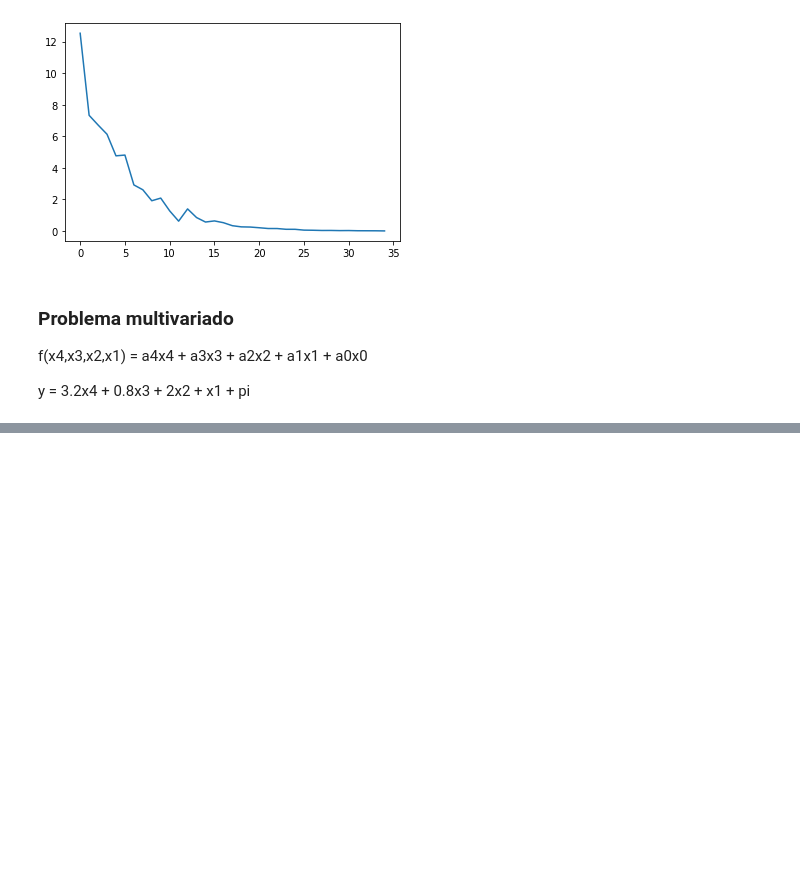
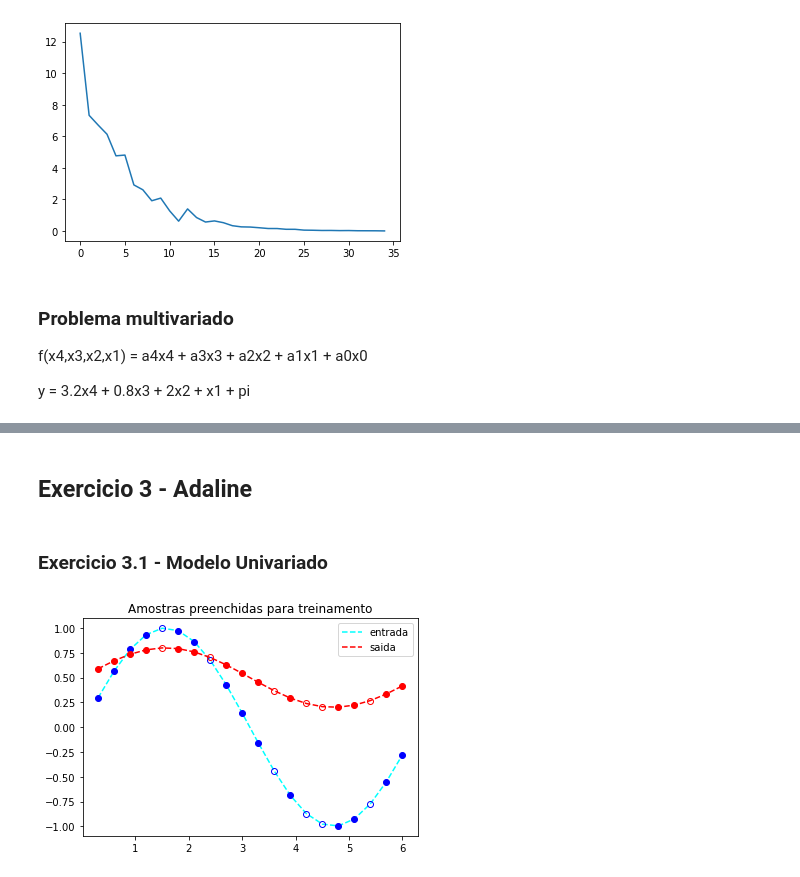
Before and after one commit to jueta/Artificial-Neural-Networks, a Jupyter notebook: 课三/exercicio3.ipynb, the cells around one changed output, grey strips where cells are left out. Drawn from its saved outputs; the diff is of its cells as text; code cells hidden in the pictures; blank space fills up the shorter version.

Commit message:
exercicio 3 ....

```diff
--- a/课三/exercicio3.ipynb
+++ b/课三/exercicio3.ipynb
@@ -137,0 +180,48 @@ w:  [[1.01577848]
+# %% [markdown]
+## Exercicio 3 - Adaline
+# %% [markdown]
+### Exercicio 3.1 - Modelo Univariado
+# %%
+# Importando dados
+Ex1_t = pd.read_table("dados/Ex1_t") # tempos de amostragem dos sinais
+Ex1_x = pd.read_table("dados/Ex1_x") # Sinal de Entrada
+Ex1_y = pd.read_table("dados/Ex1_y") # Sinal de saida
+
+Ex1_t =Ex1_t.to_numpy()
+Ex1_x =Ex1_x.to_numpy()
+Ex1_y =Ex1_y.to_numpy()
+
+testData = []
+test_x = []
+test_y = []
+test_t = []
+trainData = []
+train_x = []
+train_y = []
+train_t = []
+
+for i in range(len(t)):
+    if(i == 4 or i ==  7 or i ==  11 or i ==  13 or i ==  14 or i ==  17):
+        testData.append([Ex1_t[i], Ex1_x[i]])
+        test_t.append(Ex1_t[i])
+        test_x.append(Ex1_x[i])
+        test_y.append(Ex1_y[i])
+    else:
+        trainData.append([Ex1_t[i], Ex1_x[i]])
+        train_t.append(Ex1_t[i])
+        train_x.append(Ex1_x[i])
+        train_y.append(Ex1_y[i])
+
+
+plt.plot(Ex1_t, Ex1_x, '--', color="cyan", label='entrada')
+plt.plot(test_t, test_x, 'o', color="blue", mfc='none')
+plt.plot(train_t, train_x, 'o', color="blue")
+plt.plot(Ex1_t, Ex1_y, '--', color="red", label='saida')
+plt.plot(test_t, test_y, 'o', color="red", mfc='none')
+plt.plot(train_t, train_y, 'o', color="red")
+plt.legend()
+plt.title("Amostras preenchidas para treinamento")
+
+plt.show()
+# %% [output]
+[figure, added]
```
Also changed, not shown: parts of 5 cells of this notebook, 6 other files.
